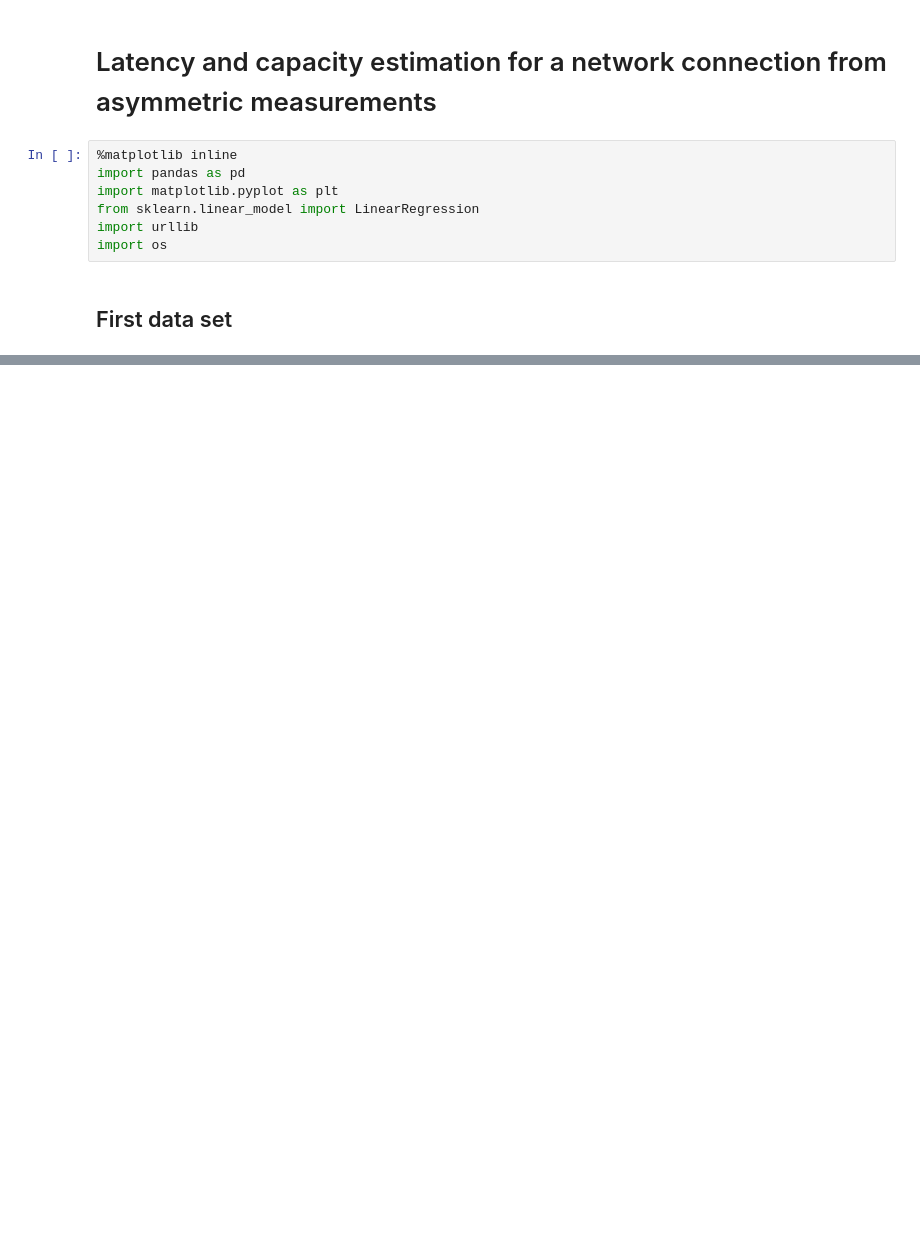
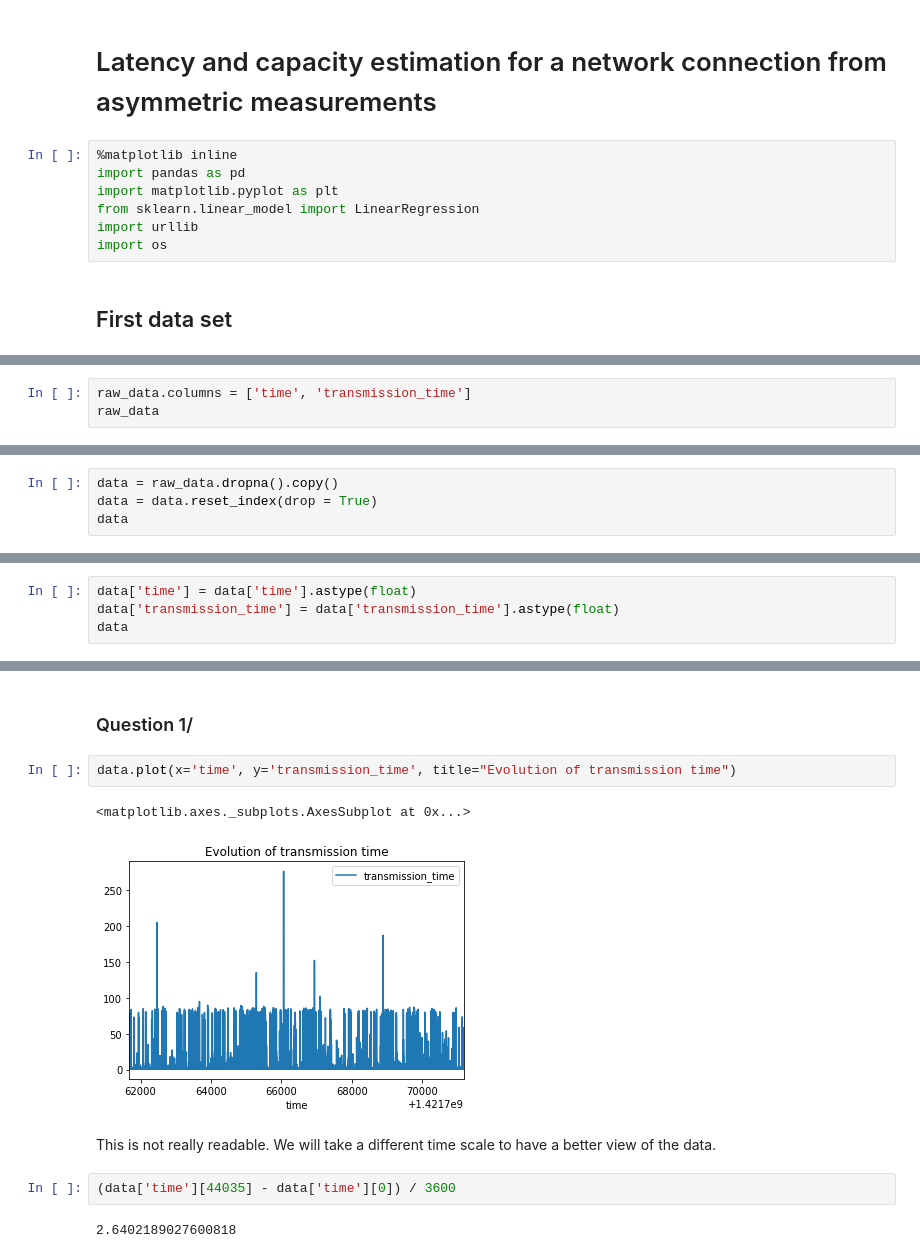
Before and after one commit to MarieBadaroux/Recherche_Reproductible, a Jupyter notebook: Recherche_reproductible_ping.ipynb, the cells around one changed output, grey strips where cells are left out. Saved outputs shown, nothing was run; the diff lists cells and outputs as text; blank space fills up the shorter version.

Commit message:
Answer question 1

```diff
--- a/Recherche_reproductible_ping.ipynb
+++ b/Recherche_reproductible_ping.ipynb
@@ -32,0 +18,3 @@ raw_data
+# %%
+raw_data.columns = ['time', 'transmission_time']
+raw_data
@@ -32,0 +55,4 @@ raw_data
+# %%
+data = raw_data.dropna().copy()
+data = data.reset_index(drop = True)
+data
@@ -32,0 +75,4 @@ raw_data
+# %%
+data['time'] = data['time'].astype(float)
+data['transmission_time'] = data['transmission_time'].astype(float)
+data
@@ -32,0 +93,13 @@ raw_data
+# %% [markdown]
+### Question 1/
+# %%
+data.plot(x='time', y='transmission_time', title="Evolution of transmission time")
+# %% [output]
+<matplotlib.axes._subplots.AxesSubplot at 0x...>
+[figure, added]
+# %% [markdown]
+This is not really readable. We will take a different time scale to have a better view of the data.
+# %%
+(data['time'][44035] - data['time'][0]) / 3600
+# %% [output]
+2.6402189027600818
```
Also changed, not shown: parts of 12 cells of this notebook.
